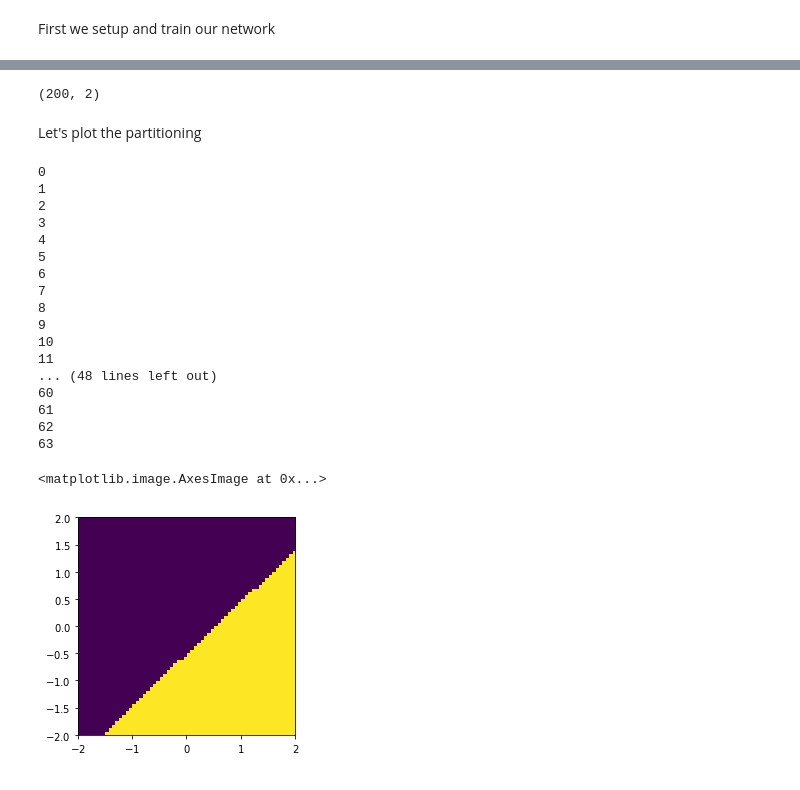
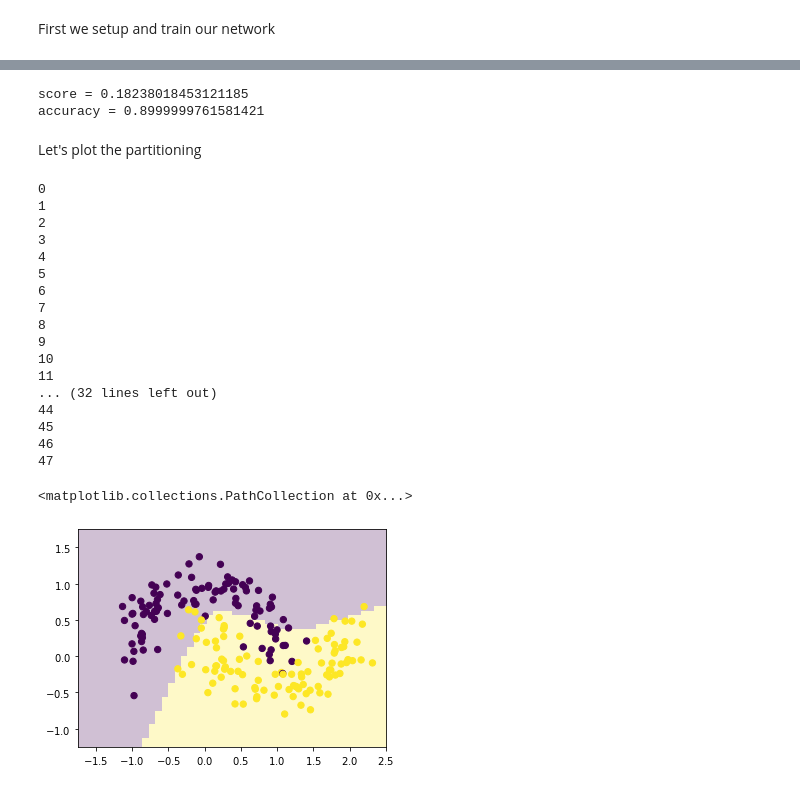
Before and after one commit to sbu-python-class/python-science, a Jupyter notebook: content/11-machine-learning/keras-clustering.ipynb, the cells around one changed output, grey strips where cells are left out. Drawn from its saved outputs; the diff is of its cells as text; code cells hidden in the pictures.

```diff
--- a/content/11-machine-learning/keras-clustering.ipynb
+++ b/content/11-machine-learning/keras-clustering.ipynb
@@ -57,6 +58,6 @@ model.add(Activation("softmax"))
 # %%
 rms = RMSprop()
-model.compile(loss='categorical_crossentropy',
+model.compile(loss='binary_crossentropy',
               optimizer=rms, metrics=['accuracy'])
 # %%
 from IPython.display import SVG
@@ -68,4 +71,4 @@ SVG(model_to_dot(model, show_shapes=True, dpi=65).create(prog='dot', format='svg
 # %%
-epochs = 20
-model.fit(x, y, epochs=epochs)
+epochs = 50
+results = model.fit(x, v, batch_size=20, epochs=epochs)
 # %% [output]
@@ -98,16 +92,21 @@ array([0., 1.])
-# %%
-x.shape
-# %% [output]
-(200, 2)
+# %%
+score = model.evaluate(x, v, verbose=0)
+print(f"score = {score[0]}")
+print(f"accuracy = {score[1]}")
+# %% [output]
+score = 0.18238018453121185
+accuracy = 0.8999999761581421
 # %% [markdown]
 Let's plot the partitioning
 # %%
-M = 64
-N = 64
-domain = np.zeros((M, N))
+M = 48
+N = 48
+domain = np.zeros((M, N), dtype="int")
 
-xmin = ymin = -2.0
-xmax = ymax = 2.0
+xmin = -1.75
+xmax = 2.5
+ymin = -1.25
+ymax = 1.75
 
 xpt = np.linspace(-2.0, 2.0, M)
 ypt = np.linspace(-2.0, 2.0, N)
@@ -117,7 +116,7 @@ for m in range(M):
     for n in range(N):
         res = model.predict(np.array([xpt[m], ypt[n]]).reshape(1, 2),
                             verbose=0)
-        domain[m, n] = np.argmax(res)
+        domain[m, n] = (res > 0.5).astype("int32")
 # %% [output]
 0
 1
@@ -131,14 +130,19 @@ for m in range(M):
 9
 10
 11
-... (48 lines left out)
-60
-61
-62
-63
+... (32 lines left out)
+44
+45
+46
+47
 # %%
 fig, ax = plt.subplots()
-ax.imshow(domain.T, origin="lower", extent=[xmin, xmax, ymin, ymax])
+ax.imshow(domain.T, origin="lower",
+          extent=[xmin, xmax, ymin, ymax], alpha=0.25)
+xpt = [q[0] for q in x]
+ypt = [q[1] for q in x]
+
+ax.scatter(xpt, ypt, s=40, c=v, cmap="viridis")
 # %% [output]
-<matplotlib.image.AxesImage at 0x...>
+<matplotlib.collections.PathCollection at 0x...>
-[figure, old version]
+[figure, new version]
```
Also changed, not shown: parts of 11 cells of this notebook, 1 other file.
